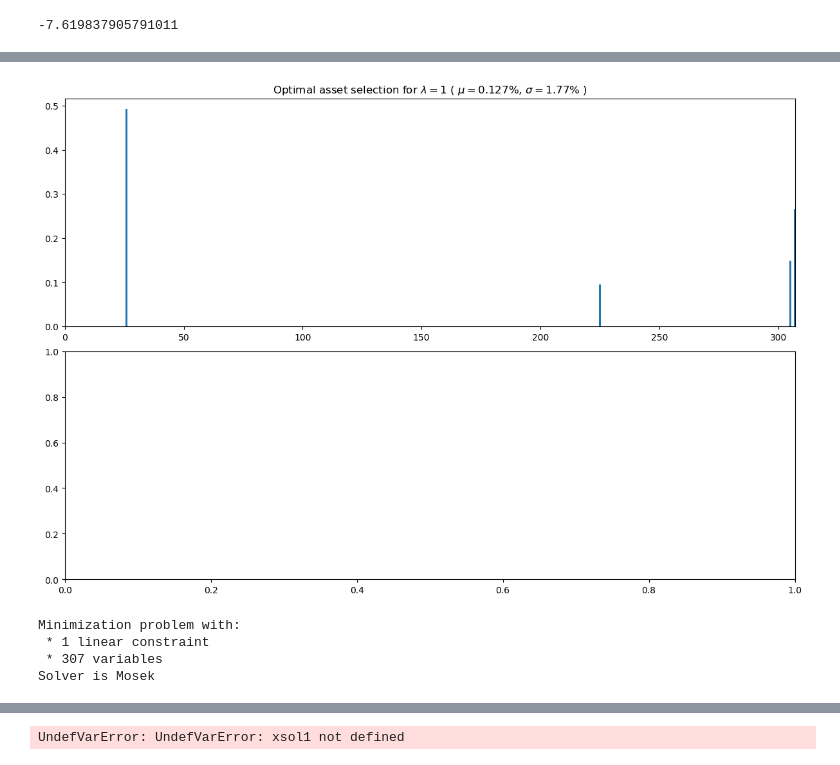
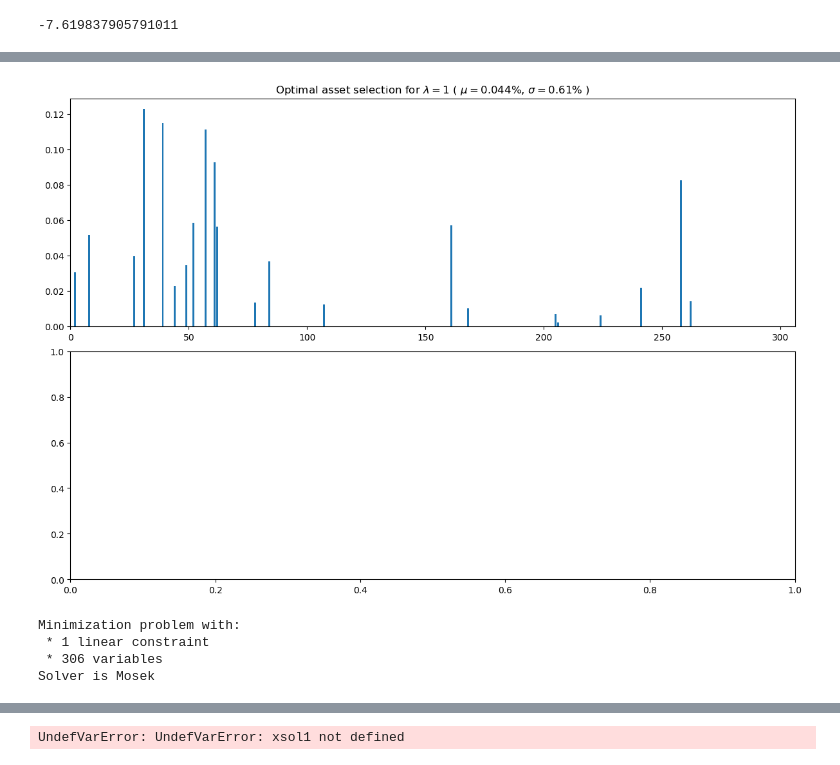
Before and after one commit to rtkg12/CS524-Financial-Optimization-Project, a Jupyter notebook: FP-with-part-2.ipynb, the cells around one changed output, grey strips where cells are left out. Drawn from its saved outputs; the diff is of its cells as text; code cells hidden in the pictures.

```diff
--- a/FP-with-part-2.ipynb
+++ b/FP-with-part-2.ipynb
@@ -663,7 +769,7 @@ tickers = convert(Vector, CSV.read("./nyse/Portfolio calculations/expected-retur
 
 #ix = 1:307;
 ix = sortperm(μ) # get order of indices which will sort the assets by expected return
-nAssets = 307
+nAssets = 306
 
 
 ;
@@ -698,39 +786,40 @@ m = Model(solver = MosekSolver(LOG=0))
 figure(figsize=(12,8))
 
 subplot(211)
-λ = 0.01
-t2 = 0.0005
+λ = 2
+t2 = 0.001
+#t2 = 0
 @objective(m, Min, -dot(μ,x) + λ*dot(x,Σ*x) - t2*dot(percent_diffs,x))
 solve(m)
 xsol1 = getvalue(x)
 ix1 = findall(xsol1 .> 1e-4)
 ret = dot(μ,xsol1)
 std = sqrt(dot(xsol1,Σ*xsol1))
 xlim(0,nAssets)
 bar(1:nAssets,xsol1[ix])
 title(string("Optimal asset selection for \$\\lambda=1\$"," ( \$\\mu=\$", round(ret,digits=3), "%, \$\\sigma=\$", round(std,digits=2), "% )"));
 tight_layout()
 subplot(212)
 #λ = 3e-2
 
 # @objective(m, Min, -dot(μ,x) + λ*dot(x,Σ*x) )
 # solve(m)
 # xsol2 = getvalue(x)
 # ix2 = findall(xsol2 .> 1e-4)
 # ret = dot(μ,xsol2)
 # std = sqrt(dot(xsol2,Σ*xsol2))
 # xlim(0,nAssets)
 # bar(1:nAssets,xsol2[ix])
 # title(string("Optimal asset selection for \$\\lambda=3\$ x \$ 10^{2}\$"," ( \$\\mu=\$", round(ret,digits=3), "%, \$\\sigma=\$", round(std,digits=2), "% )"));
 # tight_layout()
 
 
 m
 # %% [output]
-[figure, old version]
+[figure, new version]
 Minimization problem with:
  * 1 linear constraint
- * 307 variables
+ * 306 variables
 Solver is Mosek
 # %%
 check_profits(ix1, 100000, prices_test, prices_val, xsol1)
```
Also changed, not shown: parts of 26 cells of this notebook, 4 other files.
